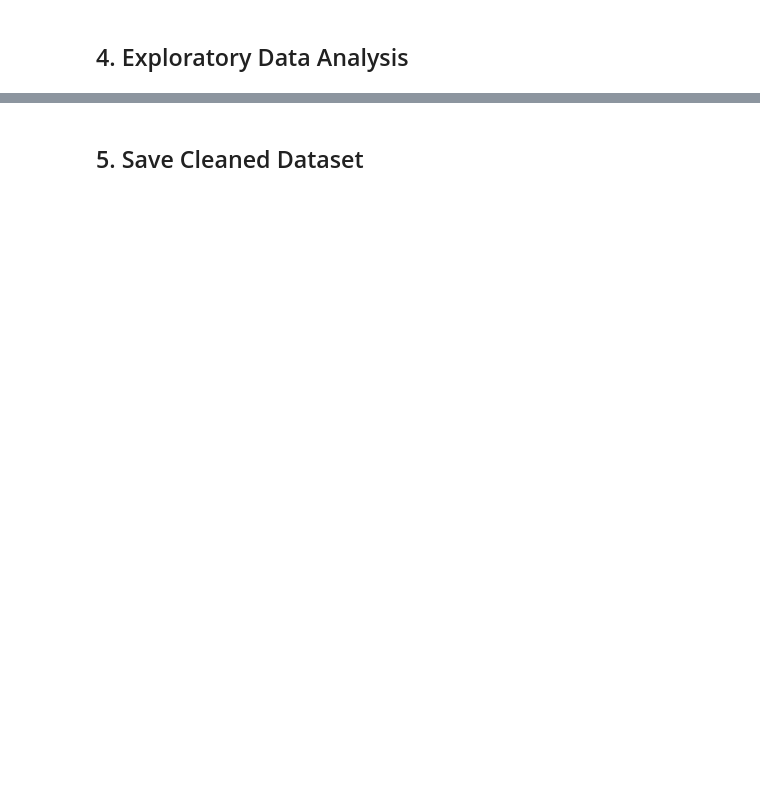
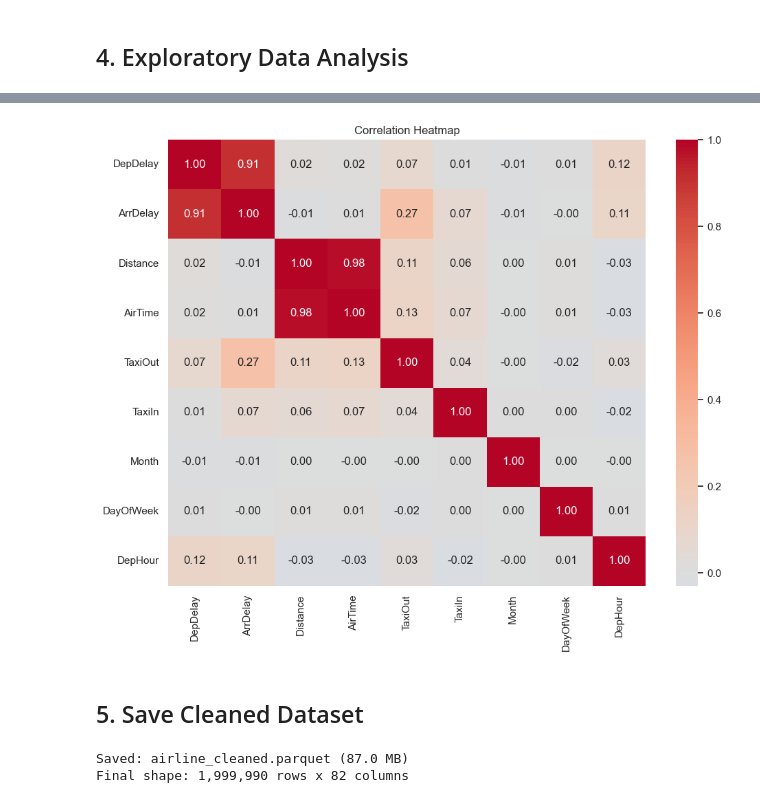
Before and after one commit to jaxendutta/dti6287, a Jupyter notebook: notebooks/01_eda.ipynb, the cells around one changed output, grey strips where cells are left out. Cells and saved outputs as stored; diff of their text form; code cells hidden in the pictures; blank space fills up the shorter version.

```diff
--- a/notebooks/01_eda.ipynb
+++ b/notebooks/01_eda.ipynb
@@ -37,7 +36,7 @@ Output dir      : c:\Projects\bi\notebooks\..\output
 # %% [markdown]
 ## 1. Load Data
 # %%
-df = pd.read_csv(RAW_CSV, low_memory=False)
-print(f'Shape: {df.shape[0]:,} rows x {df.shape[1]} columns')
+df = pd.read_csv(RAW_CSV, low_memory=False, encoding=CSV_ENCODING)
+print(f'Shape: {df.shape[0]:,} rows × {df.shape[1]} columns')
 df.head(3)
 # %% [output]
@@ -91,9 +123,10 @@ print('Types corrected.')
 # %%
-# DECISION 5: Feature engineering (mappings defined in config.py)
+# DECISION 5: Feature engineering
+# ArrDel15 is null for cancelled flights — treat as not delayed (handled by Cancelled column)
 df['Decade']    = (df['Year'] // 10 * 10).astype('Int64')
 df['Season']    = df['Month'].map(MONTH_TO_SEASON)
 df['IsWeekend'] = df['DayOfWeek'].isin([6, 7]).astype(int)
 df['DepHour']   = (df['CRSDepTime'] // 100).astype('Int64')
-df[TARGET_COL]  = (df['ArrDel15'] == 1).astype(int)
+df[TARGET_COL]  = (df['ArrDel15'].fillna(0) == 1).astype(int)
 
 print(f'Final shape: {df.shape[0]:,} rows × {df.shape[1]} columns')
@@ -159,20 +214,25 @@ plt.show()
 # %%
 # Correlation heatmap
-numeric_cols = ['DepDelay','ArrDelay','Distance','AirTime','TaxiOut','TaxiIn',
-                'Month','DayOfWeek','DepHour']
+numeric_cols = ['DepDelay', 'ArrDelay', 'Distance', 'AirTime',
+                'TaxiOut', 'TaxiIn', 'Month', 'DayOfWeek', 'DepHour']
 plt.figure(figsize=(10, 8))
 sns.heatmap(df[numeric_cols].corr(), annot=True, fmt='.2f', cmap='coolwarm', center=0)
 plt.title('Correlation Heatmap')
 plt.tight_layout()
 plt.savefig(OUTPUT_DIR / 'correlation_heatmap.png', dpi=FIGURE_DPI)
 plt.show()
+# %% [output]
+[figure, added]
 # %% [markdown]
 ## 5. Save Cleaned Dataset
 # %%
 df.to_parquet(CLEANED_PARQUET, index=False)
 size_mb = CLEANED_PARQUET.stat().st_size / 1024 / 1024
 print(f'Saved: {CLEANED_PARQUET.name} ({size_mb:.1f} MB)')
-print(f'Final shape: {df.shape[0]:,} rows × {df.shape[1]} columns')
+print(f'Final shape: {df.shape[0]:,} rows x {df.shape[1]} columns')
+# %% [output]
+Saved: airline_cleaned.parquet (87.0 MB)
+Final shape: 1,999,990 rows x 82 columns
 # %% [markdown]
 ## 6. Preprocessing Decisions Summary
 
```
Also changed, not shown: parts of 17 cells of this notebook, 6 other files.
